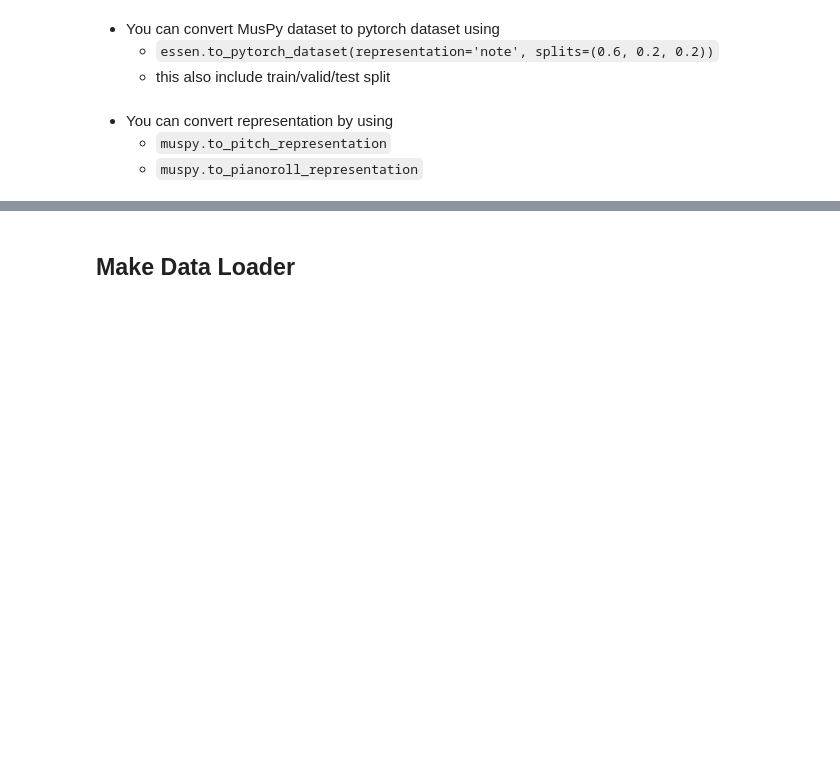
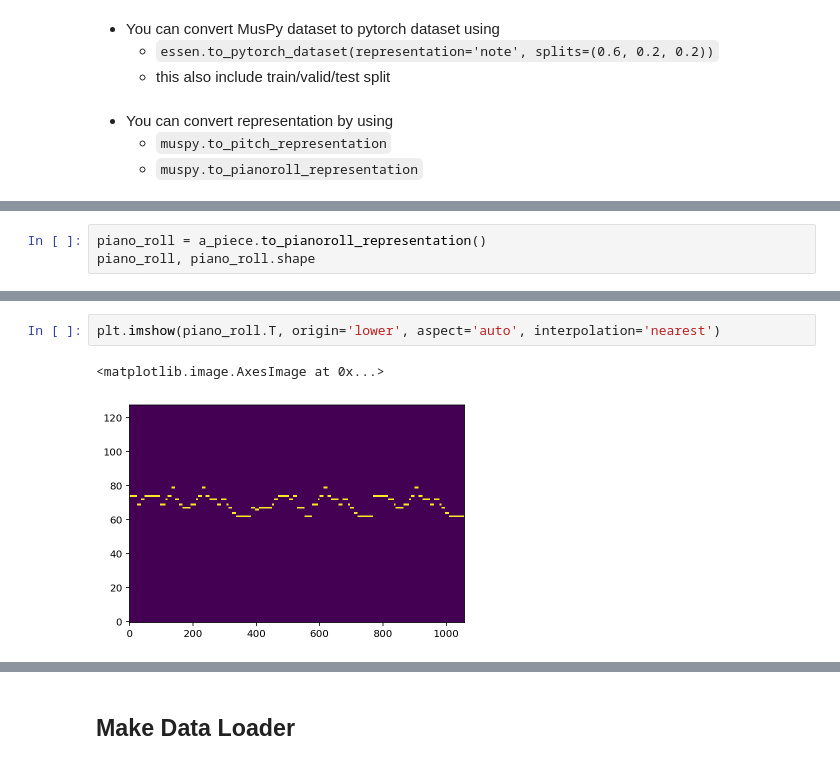
Before and after one commit to jdasam/ant5015-2022Spring, a Jupyter notebook: 7th_week_livecoding_music_generation.ipynb, the cells around one changed output, grey strips where cells are left out. Saved outputs shown, nothing was run; the diff lists cells and outputs as text; blank space fills up the shorter version.

```diff
--- a/7th_week_livecoding_music_generation.ipynb
+++ b/7th_week_livecoding_music_generation.ipynb
@@ -68,0 +106,3 @@ muspy.show_score(a_piece)
+# %%
+piano_roll = a_piece.to_pianoroll_representation()
+piano_roll, piano_roll.shape
@@ -68,0 +118,5 @@ muspy.show_score(a_piece)
+# %%
+plt.imshow(piano_roll.T, origin='lower', aspect='auto', interpolation='nearest')
+# %% [output]
+<matplotlib.image.AxesImage at 0x...>
+[figure, added]
```
Also changed, not shown: parts of 33 cells of this notebook.
